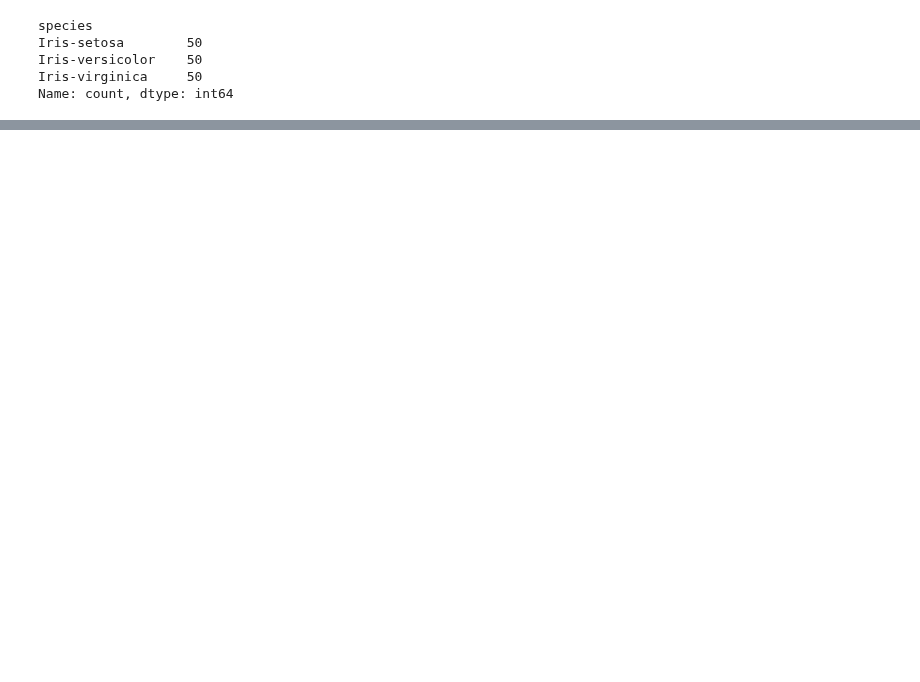
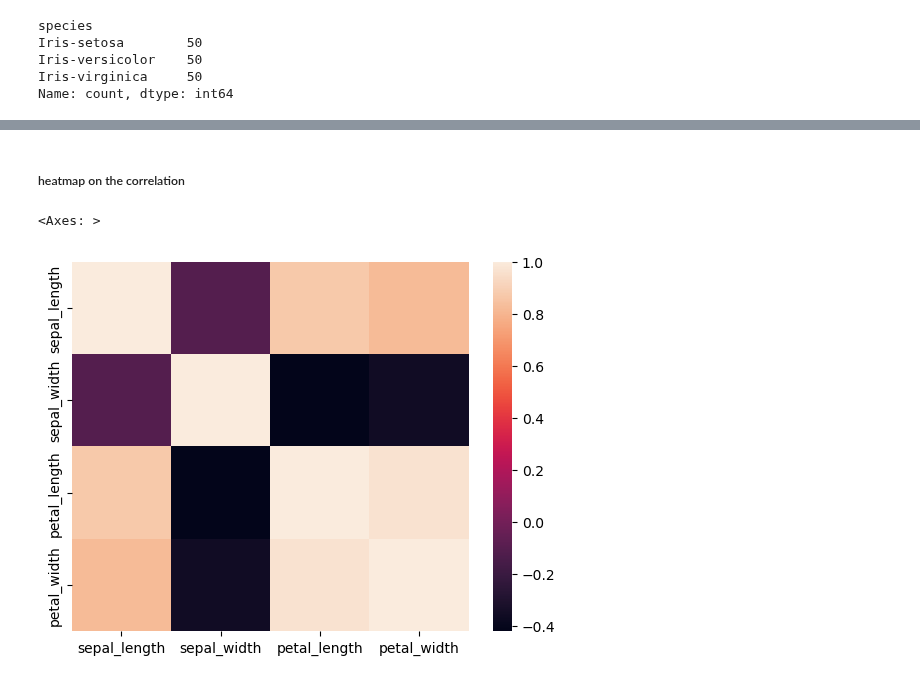
Before and after one commit to andazi/goal-data-science, a Jupyter notebook: Master Data Analysis with Python/intro to exploratory data analysis.ipynb, the cells around one changed output, grey strips where cells are left out. Drawn from its saved outputs; the diff is of its cells as text; code cells hidden in the pictures; blank space fills up the shorter version.

```diff
--- a/Master Data Analysis with Python/intro to exploratory data analysis.ipynb
+++ b/Master Data Analysis with Python/intro to exploratory data analysis.ipynb
@@ -73,0 +116,2 @@ array(['Iris-setosa', 'Iris-versicolor', 'Iris-virginica'], dtype=object)
+# %%
+df1 = df.set_index('species')
@@ -73,0 +146,7 @@ array(['Iris-setosa', 'Iris-versicolor', 'Iris-virginica'], dtype=object)
+# %% [markdown]
+##### heatmap on the correlation
+# %%
+sns.heatmap(df1.corr())
+# %% [output]
+<Axes: >
+[figure, added]
```
Also changed, not shown: parts of 29 cells of this notebook, 1 other file.
